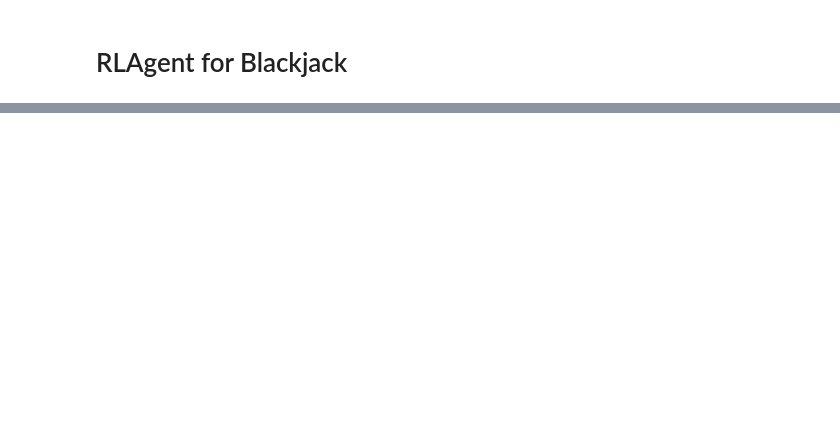
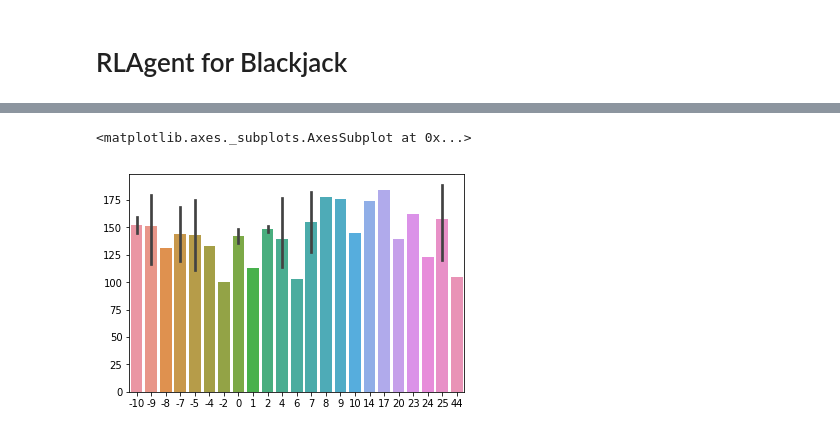
Before and after one commit to himanshudhawale/ReinforcementLearning-Blackjack, a Jupyter notebook: blackjack.ipynb, the cells around one changed output, grey strips where cells are left out. Drawn from its saved outputs; the diff is of its cells as text; code cells hidden in the pictures; blank space fills up the shorter version.

```diff
--- a/blackjack.ipynb
+++ b/blackjack.ipynb
@@ -818,0 +793,5 @@ for i in range(11):
+# %%
+sns.barplot(rt[100:200],range(100,200))
+# %% [output]
+<matplotlib.axes._subplots.AxesSubplot at 0x...>
+[figure, added]
```
Also changed, not shown: parts of 100 cells of this notebook, 6 other files.
